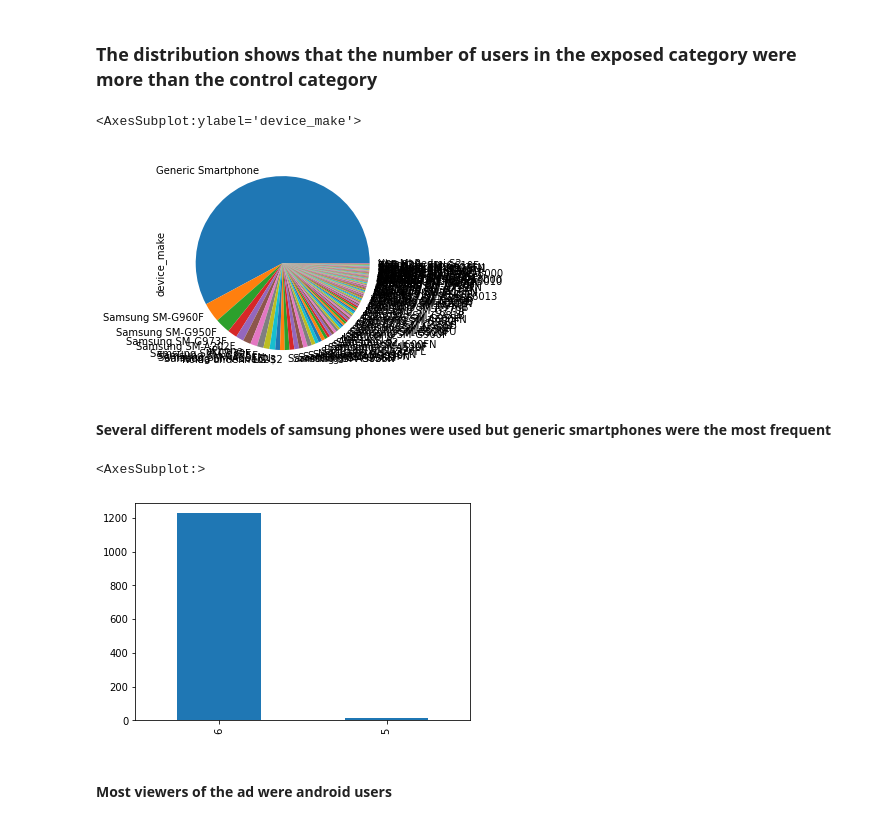
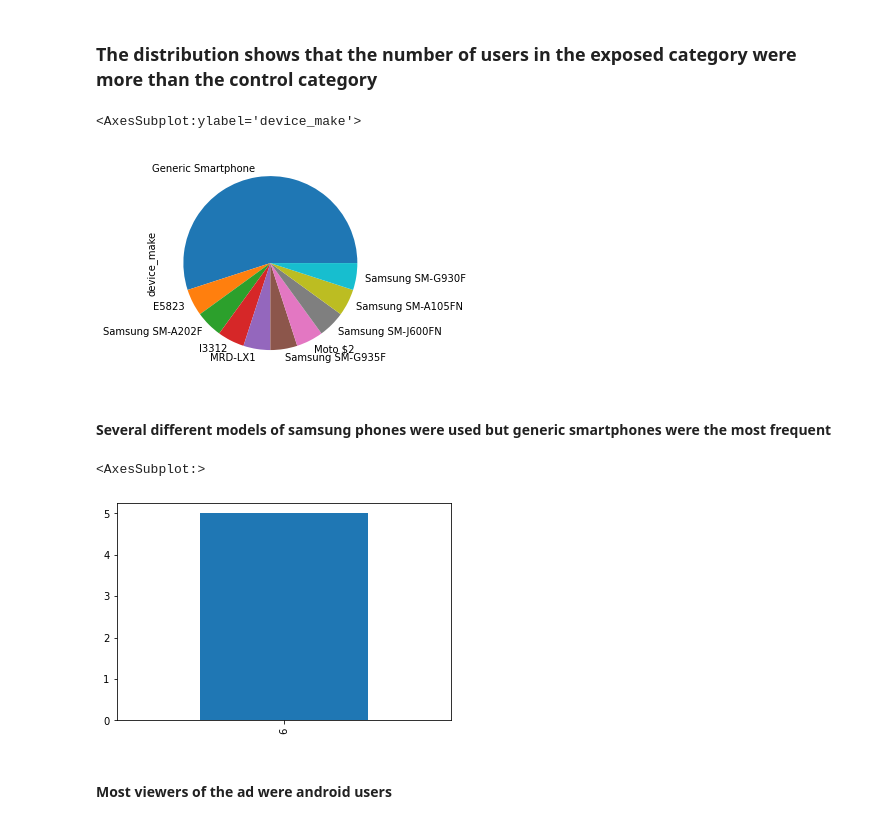
Before and after one commit to 10AcademyAbtestingProject/smartAd-abtesting, a Jupyter notebook: Notebooks/eda_AB_Testing.ipynb, the cells around one changed output. Saved outputs shown, nothing was run; the diff lists cells and outputs as text; code cells hidden in the pictures.

```diff
--- a/Notebooks/eda_AB_Testing.ipynb
+++ b/Notebooks/eda_AB_Testing.ipynb
@@ -169,17 +169,17 @@ df ['experiment'].value_counts().plot(kind='pie')
 # %% [markdown]
 ### The distribution shows that the number of users in the exposed category  were more than the control category
 # %%
-df['device_make'].value_counts().plot(kind='pie')
+df['device_make'].head(20).value_counts().plot(kind='pie')
 # %% [output]
 <AxesSubplot:ylabel='device_make'>
-[figure, old version]
+[figure, new version]
 # %% [markdown]
 #### Several different models of samsung phones were used but generic smartphones were the most frequent
 # %%
-df['platform_os'].value_counts().plot(kind='bar')
+df['platform_os'].head().value_counts().plot(kind='bar')
 # %% [output]
 <AxesSubplot:>
-[figure, old version]
+[figure, new version]
 # %% [markdown]
 #### Most viewers of the ad were android users
 # %%
```
Also changed, not shown: parts of 18 cells of this notebook.
